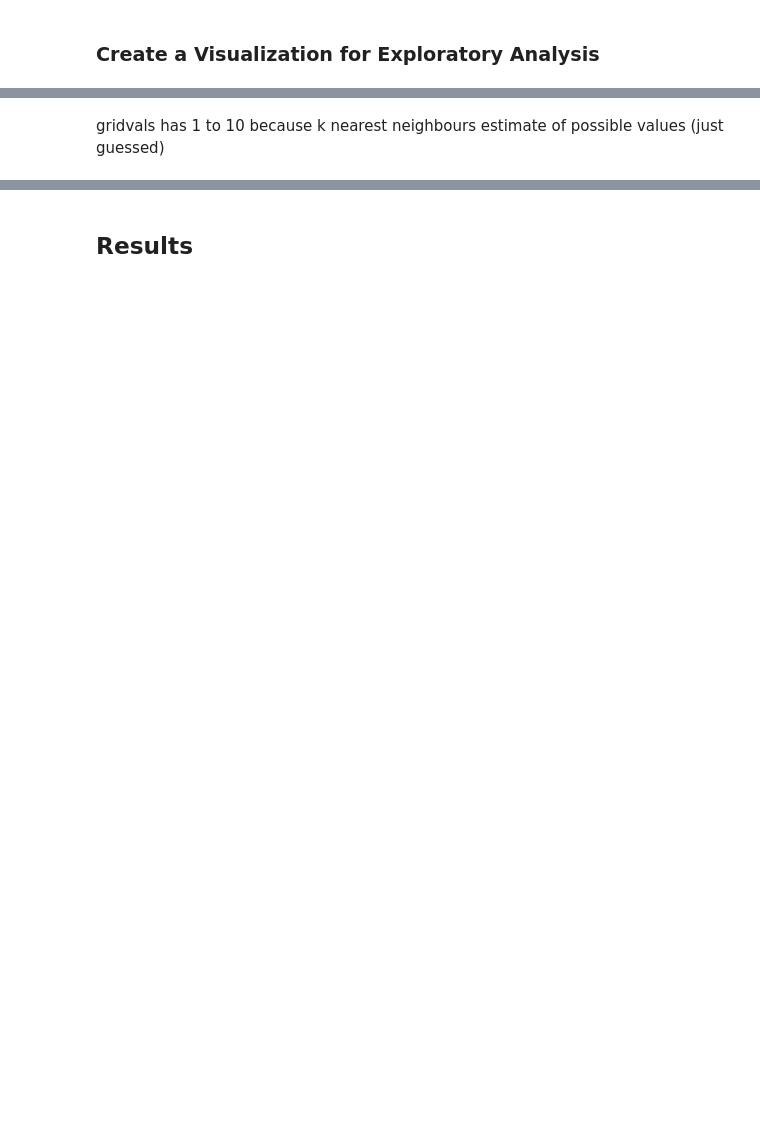
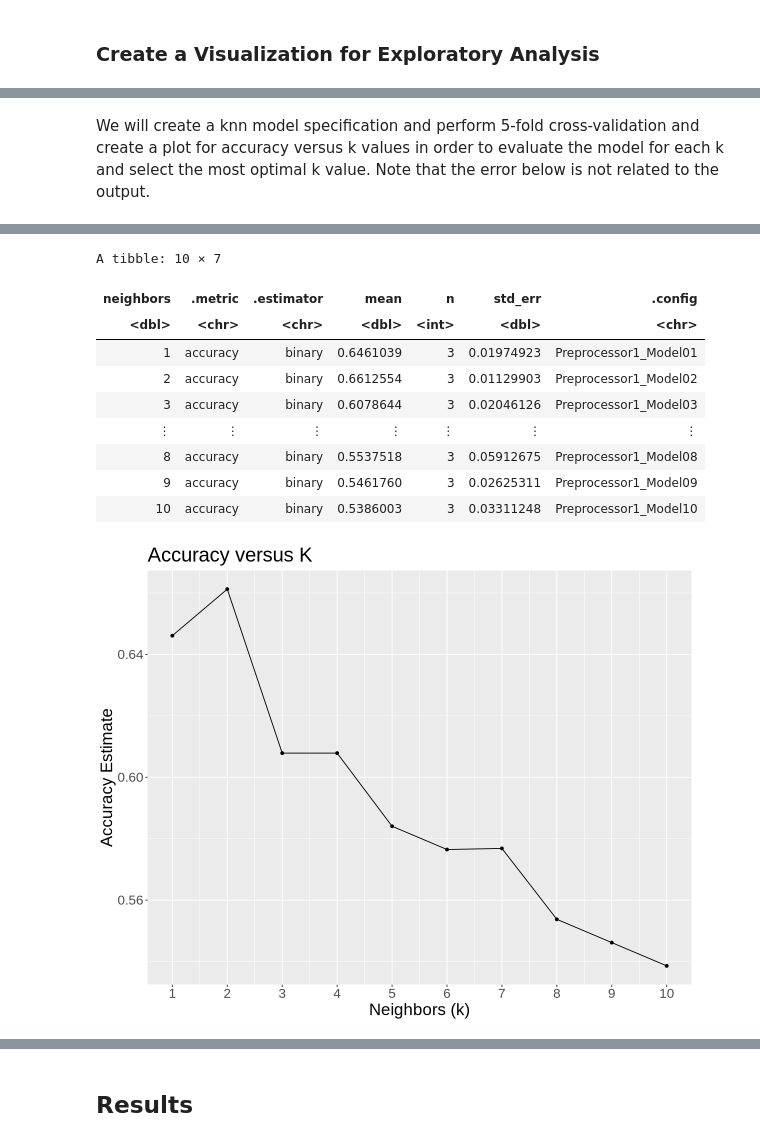
Before and after one commit to Gabriella478/dsci-100-project, a Jupyter notebook: project-2025-final.ipynb, the cells around one changed output, grey strips where cells are left out. Drawn from its saved outputs; the diff is of its cells as text; code cells hidden in the pictures; blank space fills up the shorter version.

Commit message:
Created a draft of the Methods and Results section.

```diff
--- a/project-2025-final.ipynb
+++ b/project-2025-final.ipynb
@@ -193,11 +259,9 @@ ERROR: Error in eval(expr, envir, enclos): object 'ups_players' not found
-# %% [markdown]
-gridvals has 1 to 10 because k nearest neighbours estimate of possible values (just guessed)
+# %% [markdown]
+We will create a knn model specification and perform 5-fold cross-validation and create a plot for accuracy versus k values in order to evaluate the model for each k and select the most optimal k value. Note that the error below is not related to the output.
 # %%
-players_recipe <- recipe(subscribe ~ Age + played_hours, data = players_training) |>
-    step_center(all_predictors()) |>
-    step_scale(all_predictors())
-players_recipe
+set.seed(1)
 
+# Create a model specification
 players_knn_spec <- nearest_neighbor(weight_func = "rectangular", neighbors = tune()) |>
     set_engine("kknn") |>
     set_mode("classification")
@@ -205,37 +269,28 @@ players_knn_spec <- nearest_neighbor(weight_func = "rectangular", neighbors = tu
 # Perform 5-fold cross-validation
 players_vfold <- vfold_cv(players_training, v = 5, strata = subscribe)
 
-players_knn_workflow <- workflow() |>
-    add_recipe(players_recipe) |>
-    add_model(players_knn_spec)
-
+# Create a tibble of k values
 gridvals <- tibble(neighbors = seq(1, 10, by = 1))
 
-players_knn_results <- players_knn_workflow |>
+# Create a workflow analysis and fit the model for each k value
+players_knn_results <- workflow() |>
+    add_recipe(players_recipe) |>
+    add_model(players_knn_spec) |>
     tune_grid(resamples = players_vfold, grid = gridvals) |>
     collect_metrics()
 
-# Select the k value that results in the best RMSE (lowest RMSE)
-kmin <- players_knn_results |>
-    filter(.metric == "rmse")
-    # filter(mean == min(mean))
-    # pull(neighbors)
-kmin
+# Filter for accuracies
+accuracies <- players_knn_results |>
+    filter(.metric == "accuracy")
+accuracies
 
-# # Retrain the model on the training data using the best k value
-# players_spec <- nearest_neighbor(weight_func = "rectangular", neighbors = kmin) |>
-#     set_engine("kknn") |>
-#     set_mode("classification")
-
-# players_fit <- workflow() |>
-#     add_recipe(players_recipe) |>
-#     add_model(players_spec) |>
-#     fit(data = players_training)
-
-# knn_rmspe <- players_fit |>
-#     predict(players_testing) |>
-#     bind_cols(players_testing) |>
-#     metrics(truth = subscribe, estimate = .pred) |>
-#     filter(.metric == "rmse") |>
-#     pull(.estimate)
-# knn_rmspe
+# Create a cross-validation plot of accuracies versus k
+cross_val_plot <- accuracies |>
+    ggplot(aes(x = neighbors, y = mean)) +
+        geom_point() +
+        geom_line() +
+        labs(x = "Neighbors (k)", y = "Accuracy Estimate", title = "Accuracy versus K") +
+        scale_x_continuous(breaks = seq(1, 10, by = 1)) +
+        theme(text = element_text(size = 20))
+cross_val_plot
+# %% [output]
@@ -241,0 +317,11 @@ kmin
+A tibble: 10 × 7
+| neighbors | .metric | .estimator | mean | n | std_err | .config |
+| <dbl> | <chr> | <chr> | <dbl> | <int> | <dbl> | <chr> |
+| 1 | accuracy | binary | 0.6461039 | 3 | 0.01974923 | Preprocessor1_Model01 |
+| 2 | accuracy | binary | 0.6612554 | 3 | 0.01129903 | Preprocessor1_Model02 |
+| 3 | accuracy | binary | 0.6078644 | 3 | 0.02046126 | Preprocessor1_Model03 |
+| ⋮ | ⋮ | ⋮ | ⋮ | ⋮ | ⋮ | ⋮ |
+| 8 | accuracy | binary | 0.5537518 | 3 | 0.05912675 | Preprocessor1_Model08 |
+| 9 | accuracy | binary | 0.5461760 | 3 | 0.02625311 | Preprocessor1_Model09 |
+| 10 | accuracy | binary | 0.5386003 | 3 | 0.03311248 | Preprocessor1_Model10 |
+[figure, added]
```
Also changed, not shown: parts of 26 cells of this notebook.
